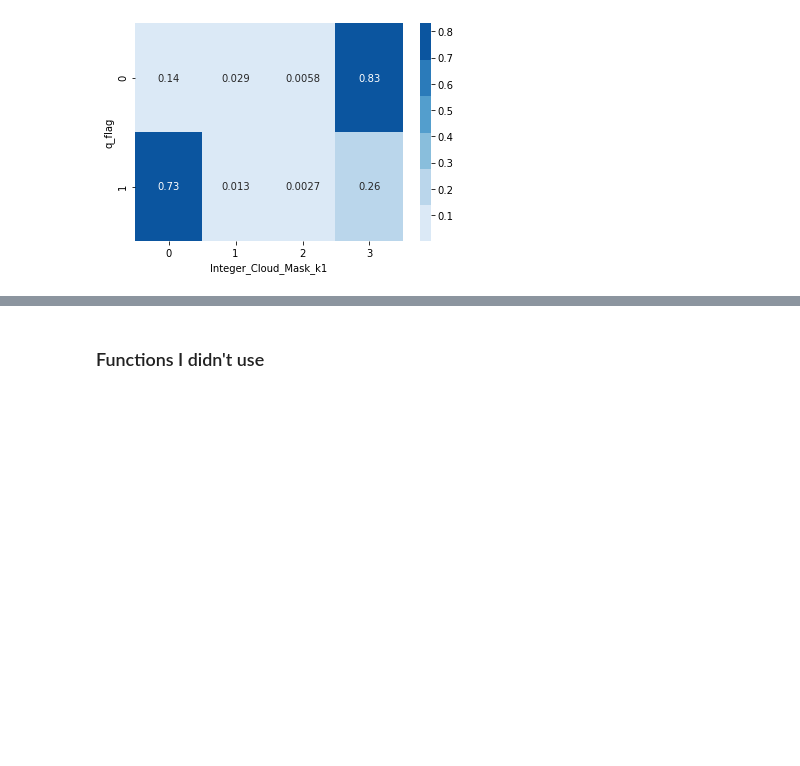
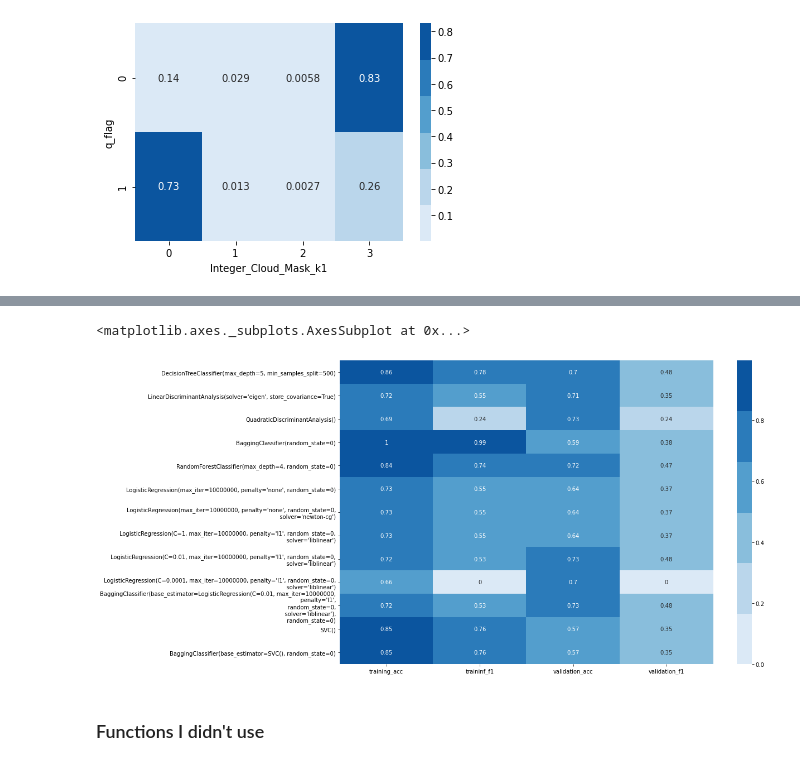
Before and after one commit to ICESAT-2HackWeek/CloudMask, a Jupyter notebook: CloudMask.ipynb, the cells around one changed output, grey strips where cells are left out. Saved outputs shown, nothing was run; the diff lists cells and outputs as text; code cells hidden in the pictures; blank space fills up the shorter version.

```diff
--- a/CloudMask.ipynb
+++ b/CloudMask.ipynb
@@ -641,7 +649,7 @@ fit_scores(Y_train, Y_train_fit)
 # %% [markdown]
 ### Random Forest
 # %%
-clf_rf = RandomForestClassifier(max_depth=4, random_state=0)
+clf_rf = RandomForestClassifier(max_depth=3, random_state=0)
 clf_rf.fit(X_train, Y_train)
 Y_train_fit = clf_rf.predict(X_train)
 Y_val_fit = clf_rf.predict(X_val)
@@ -701,7 +707,8 @@ models = [tree.DecisionTreeClassifier( max_depth=2, min_samples_split = 500 ),
           tree.DecisionTreeClassifier( max_depth=5, min_samples_split = 500 ),
           LDA(store_covariance=True, shrinkage=None, solver='eigen'),
           QuadraticDiscriminantAnalysis(),
-          BaggingClassifier(n_estimators=10, random_state=0)
+          BaggingClassifier(n_estimators=10, random_state=0),
+          RandomForestClassifier(max_depth=4, random_state=0)
           ]
 # %%
 for clf in models:
@@ -799,0 +803,17 @@ ax = sns.heatmap(pd.crosstab(df2.q_flag,df2.Integer_Cloud_Mask_k1, normalize = "
+# %%
+models_1 = [tree.DecisionTreeClassifier( max_depth=5, min_samples_split = 500 ),
+            LDA(store_covariance=True, shrinkage=None, solver='eigen'),
+            QuadraticDiscriminantAnalysis(),
+            BaggingClassifier(n_estimators=10, random_state=0),
+            RandomForestClassifier(max_depth=4, random_state=0)
+          ]
+
+models_2 = [LogisticRegression(random_state=0, max_iter=10000000, penalty='none'),
+          LogisticRegression(random_state=0, max_iter=10000000, penalty='none', solver='newton-cg'),
+          LogisticRegression(random_state=0, max_iter=10000000, penalty='l1', solver="liblinear", C = 1),
+          LogisticRegression(random_state=0, max_iter=10000000, penalty='l1', solver="liblinear", C = .01),
+          LogisticRegression(random_state=0, max_iter=10000000, penalty='l1', solver="liblinear", C = .0001),
+          BaggingClassifier(base_estimator=LogisticRegression(random_state=0, max_iter=10000000, penalty='l1', solver="liblinear", C = .01), n_estimators=10, random_state=0),
+          svm.SVC(),
+          BaggingClassifier(base_estimator=svm.SVC(), n_estimators=10, random_state=0)
+         ]
@@ -799,0 +856,9 @@ ax = sns.heatmap(pd.crosstab(df2.q_flag,df2.Integer_Cloud_Mask_k1, normalize = "
+# %%
+df_summary =   {'training_acc': training_acc,
+        'traininf_f1': training_f1,
+        'validation_acc': validation_acc,
+        'validation_f1': validation_f1}
+
+df_summary = pd.DataFrame(df_summary)
+
+df_summary.index = ['naive'] + [str(x) for x in models_1] + [str(x) for x in models_2]
@@ -800,3 +882,8 @@ ax = sns.heatmap(pd.crosstab(df2.q_flag,df2.Integer_Cloud_Mask_k1, normalize = "
+# %%
+sns.heatmap(df_summary,  annot=True, cmap = sns.color_palette("Blues"))
+# %% [output]
+<matplotlib.axes._subplots.AxesSubplot at 0x...>
+[figure, added]
 # %% [markdown]
 ### Functions I didn't use
 # %%
```
Also changed, not shown: parts of 29 cells of this notebook, 1 other file.
